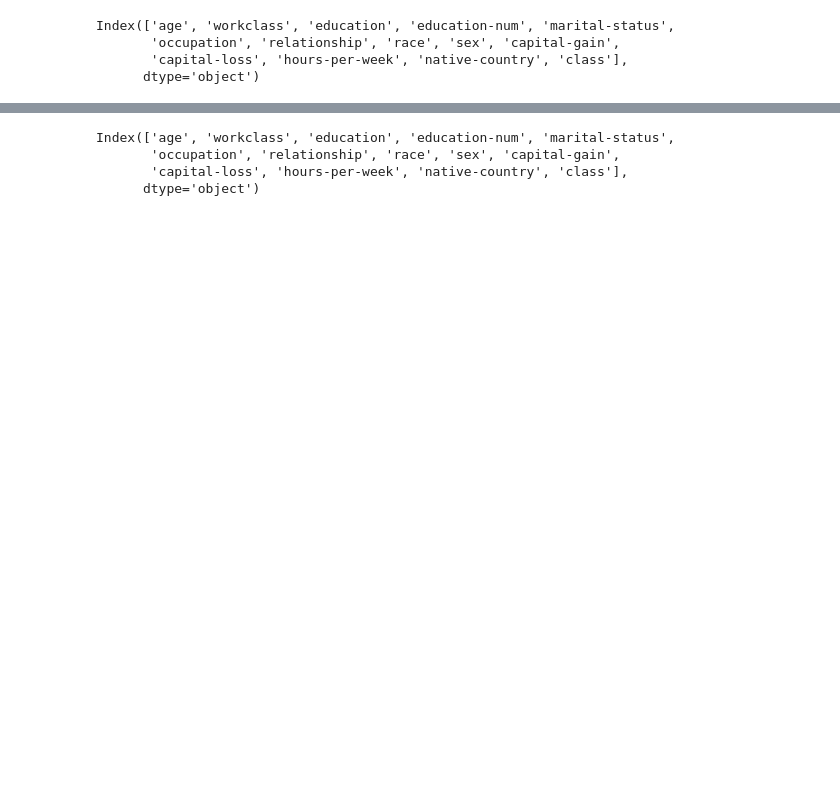
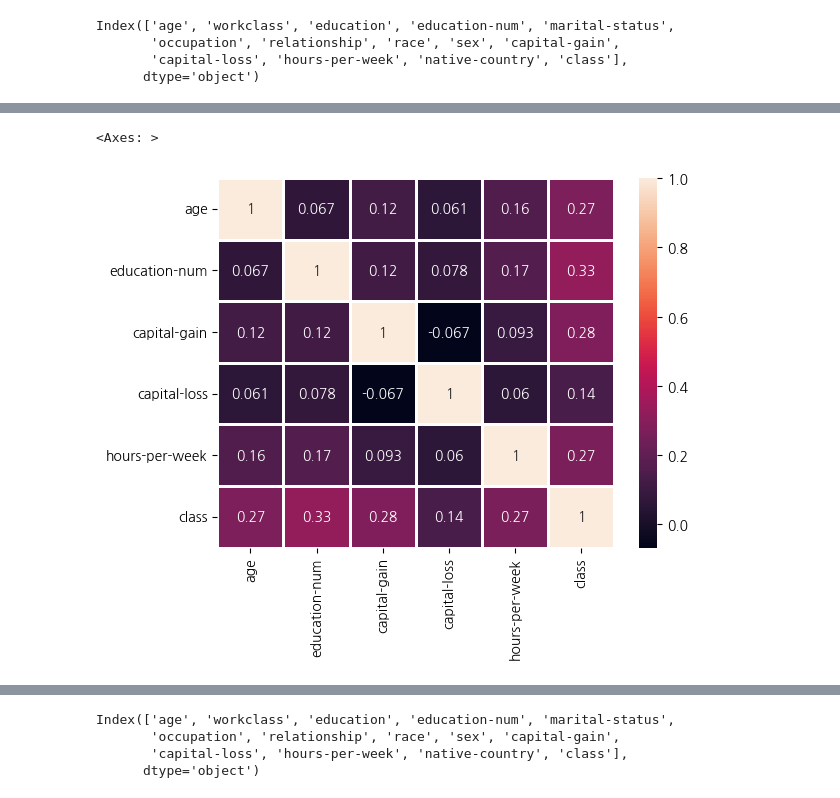
Before and after one commit to seojeong-e/fintech3, a Jupyter notebook: 06machine_learning/09_00의사결정나무, 배깅, 부스팅 비교.ipynb, the cells around one changed output, grey strips where cells are left out. Cells and saved outputs as stored; diff of their text form; code cells hidden in the pictures; blank space fills up the shorter version.

```diff
--- a/06machine_learning/09_00의사결정나무, 배깅, 부스팅 비교.ipynb
+++ b/06machine_learning/09_00의사결정나무, 배깅, 부스팅 비교.ipynb
@@ -231,3 +356,8 @@ workclass, occupation, native-country 대치
+# %%
+data['class'] = data['class'].apply(lambda x: 1 if x == ' >50K' else 0)
+# %%
+cat_cols = data.select_dtypes(include='object')
+num_cols = data.select_dtypes(exclude='object')
 # %%
 data.columns
 # %% [output]
@@ -342,0 +530,4 @@ max       11.512925      8.379539
+# %%
+# 변수에 서열이 있으므로 searman
+corr_df = num_cols.corr(method='spearman')
+corr_df
@@ -342,0 +542,5 @@ max       11.512925      8.379539
+# %%
+sns.heatmap(corr_df, annot=True, linewidths=1)
+# %% [output]
+<Axes: >
+[figure, added]
```
Also changed, not shown: parts of 96 cells of this notebook, 2 other files.
